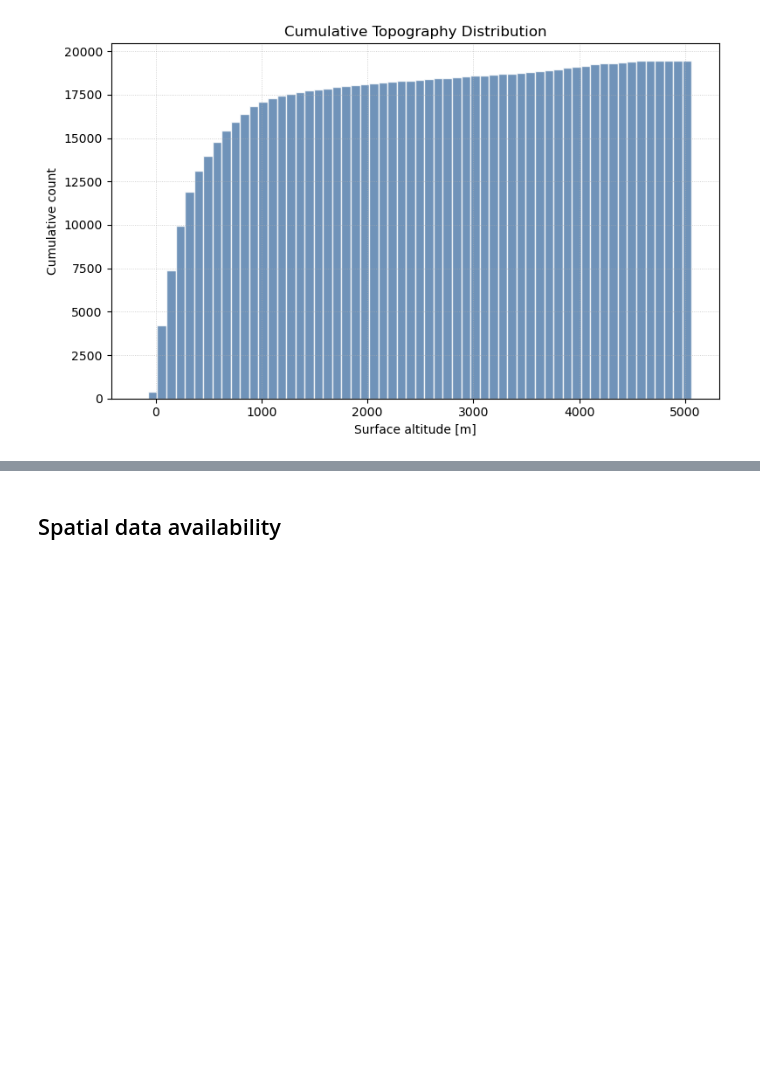
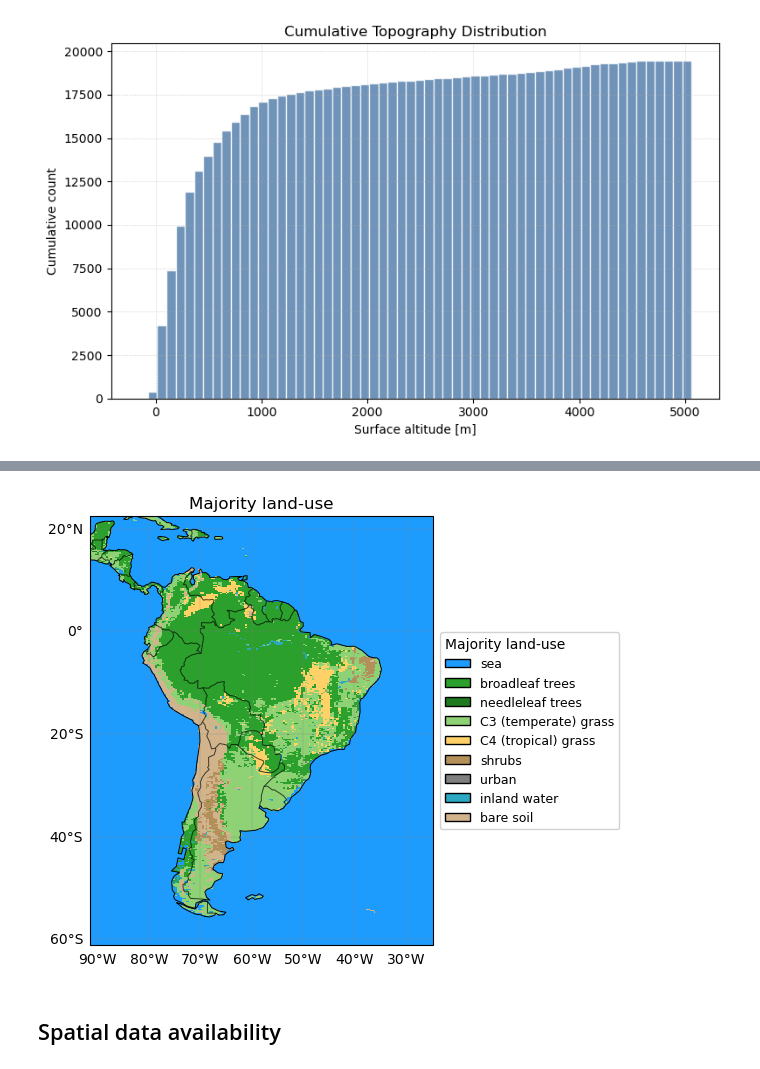
Before and after one commit to GATES-Lab/GATES_LPDM_emulator, a Jupyter notebook: vis/characterisation.ipynb, the cells around one changed output, grey strips where cells are left out. Saved outputs shown, nothing was run; the diff lists cells and outputs as text; code cells hidden in the pictures; blank space fills up the shorter version.

```diff
--- a/vis/characterisation.ipynb
+++ b/vis/characterisation.ipynb
@@ -194,3 +203,10 @@ fig, ax, _ = plot_topography_histogram(
+# %%
+fig, ax, mesh, majority, (cmap, norm) = plot_majority_landuse_map(
+    data,
+    title="Majority land‑use"
+)
+# %% [output]
+[figure, added]
 # %% [markdown]
 ## Spatial data availability
 # %%
```
Also changed, not shown: parts of 5 cells of this notebook, 3 other files.
